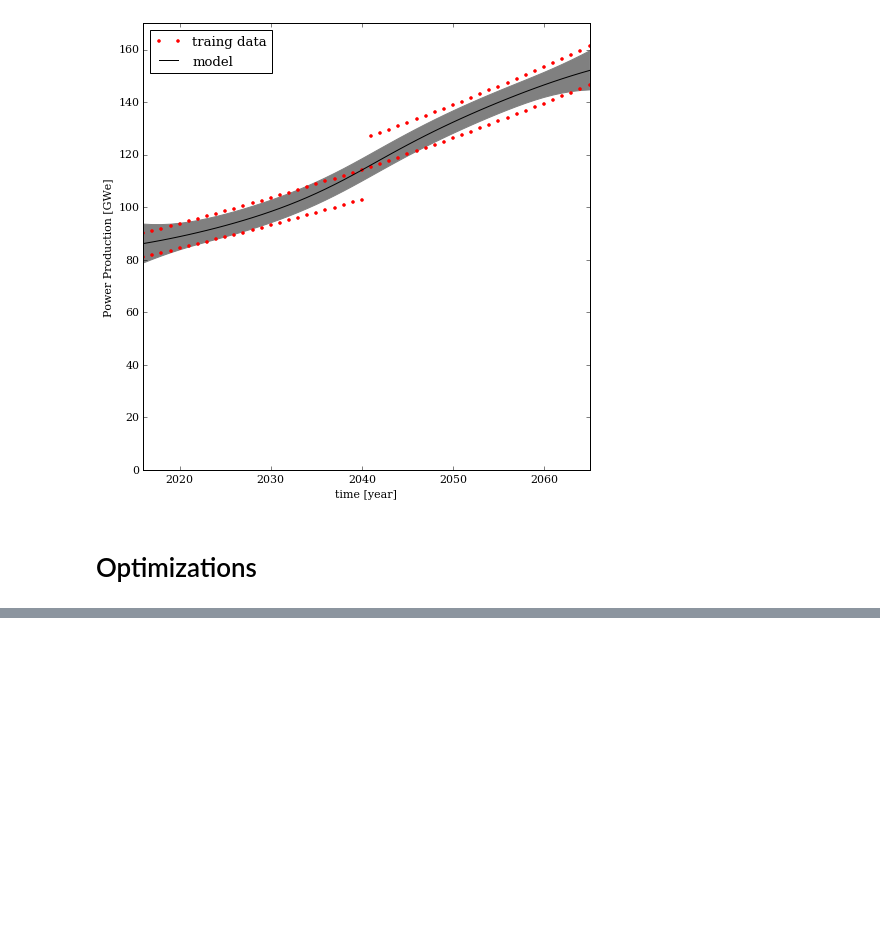
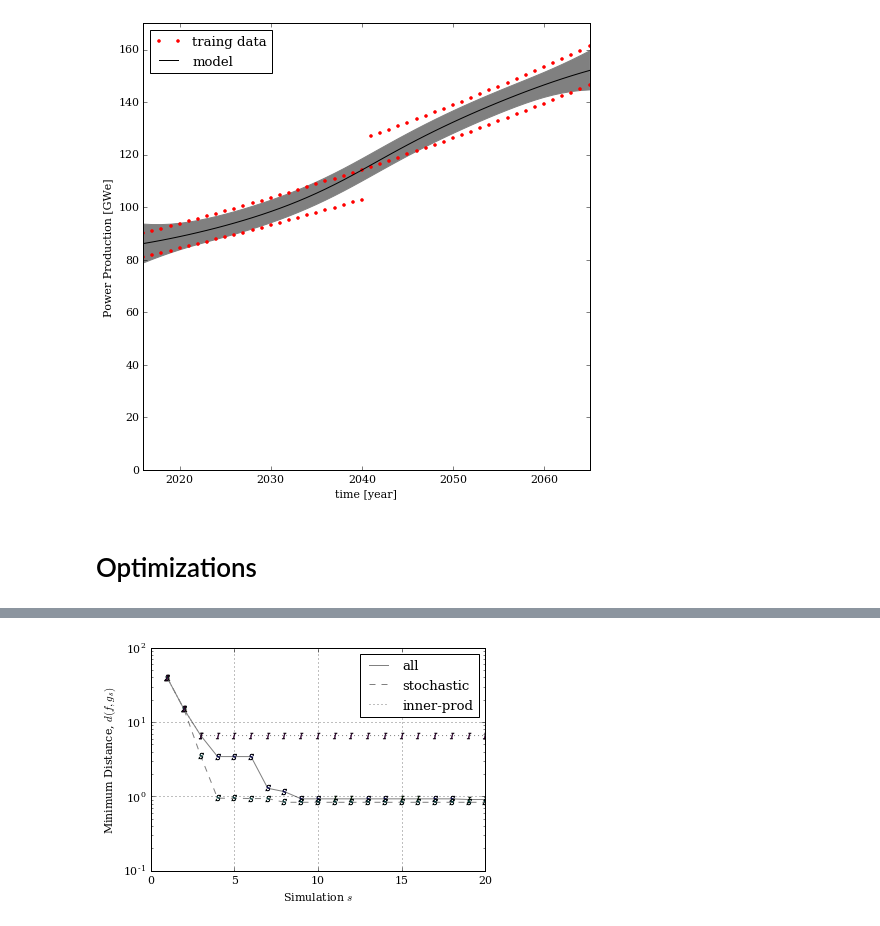
Before and after one commit to scopatz/fc-deploy-opt, a Jupyter notebook: cases.ipynb, the cells around one changed output, grey strips where cells are left out. Saved outputs shown, nothing was run; the diff lists cells and outputs as text; code cells hidden in the pictures; blank space fills up the shorter version.

```diff
--- a/cases.ipynb
+++ b/cases.ipynb
@@ -128,0 +180,5 @@ True
+# %%
+covergence_plot([state1all, state1sto, state1inn], ['-', '--', 'dotted'],
+                ['all', 'stochastic', 'inner-prod'])
+# %% [output]
+[figure, added]
```
Also changed, not shown: parts of 13 cells of this notebook, 4 other files.
